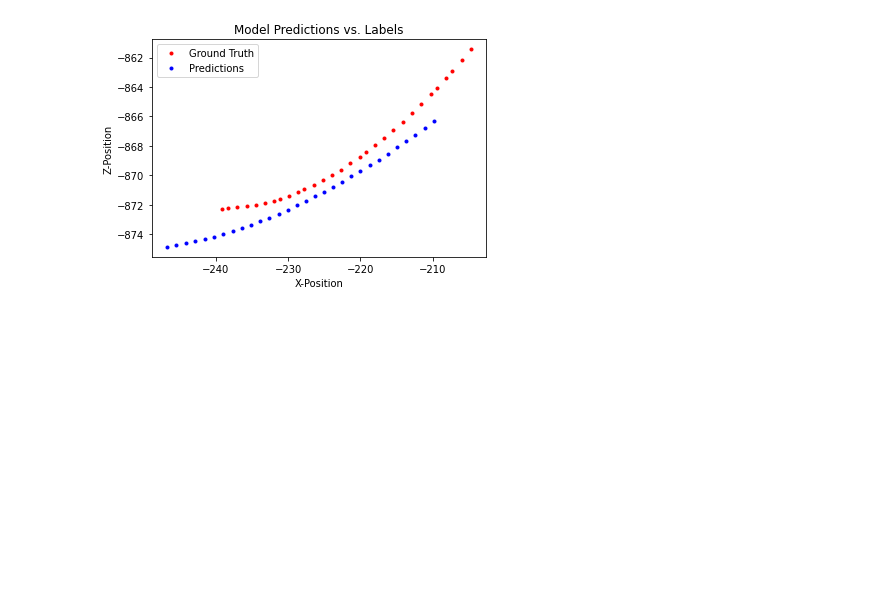
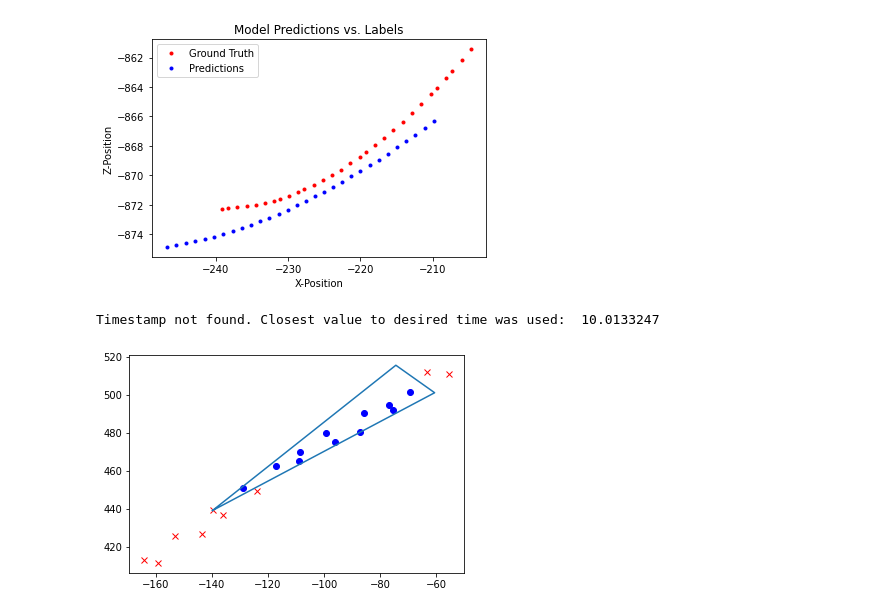
Before and after one commit to linklab-uva/deepracing-state-estimation, a Jupyter notebook: Data/model_testing.ipynb, the cells around one changed output. Saved outputs shown, nothing was run; the diff lists cells and outputs as text; code cells hidden in the pictures; blank space fills up the shorter version.

Commit message:
added functionality for filtering out cars not in view of ego

```diff
--- a/Data/model_testing.ipynb
+++ b/Data/model_testing.ipynb
@@ -161,0 +165,7 @@ visualize_waypoint_predictions(ground_truth[102][5].cpu(), predictions[102][5].c
+# %%
+from visualize import visualize_ego_view
+
+visualize_ego_view("udp_data.pkl", height=100, base=20, timestamp=10)
+# %% [output]
+Timestamp not found. Closest value to desired time was used:  10.0133247
+[figure, added]
```
Also changed, not shown: parts of 1 cell of this notebook, 3 other files.
